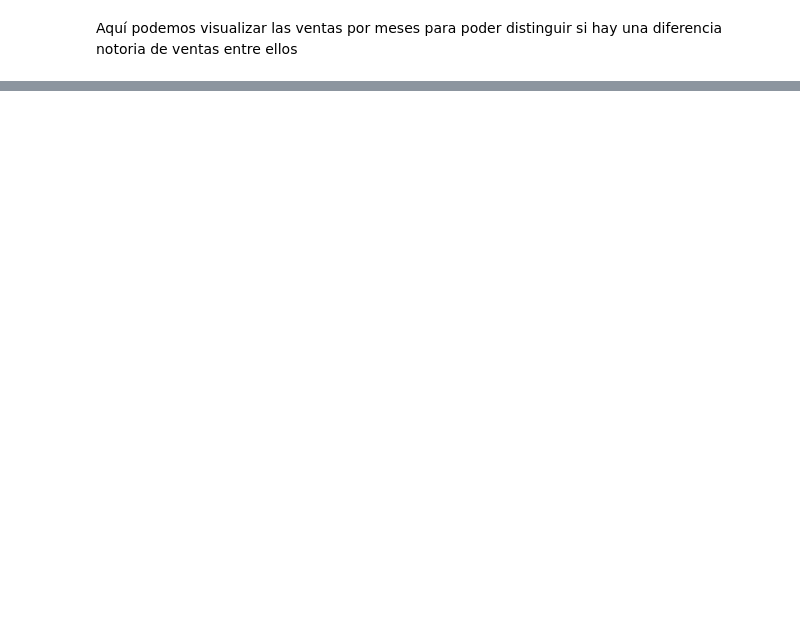
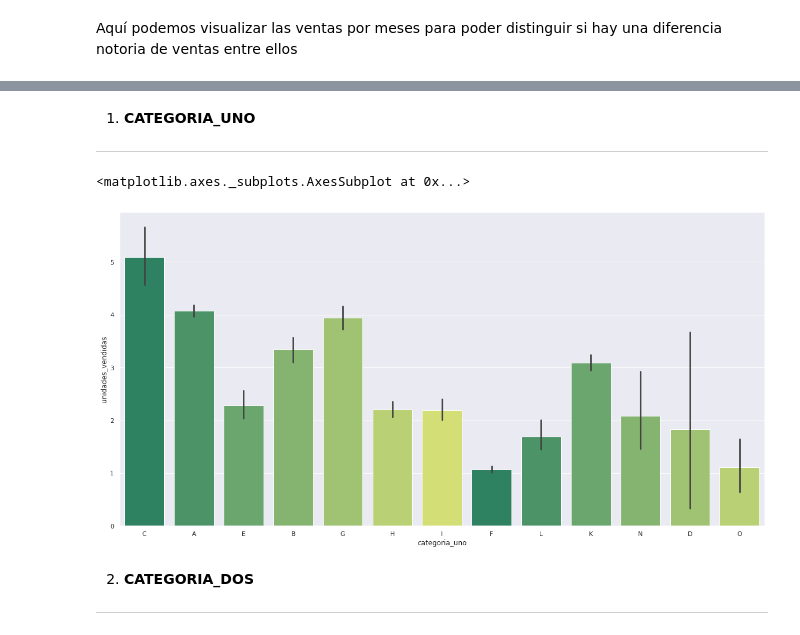
Before and after one commit to bishetheanswer/altamiras-cave, a Jupyter notebook: mario.ipynb, the cells around one changed output, grey strips where cells are left out. Cells and saved outputs as stored; diff of their text form; code cells hidden in the pictures; blank space fills up the shorter version.

```diff
--- a/mario.ipynb
+++ b/mario.ipynb
@@ -138,0 +173,13 @@ sns.relplot(x="fecha", y="unidades_vendidas", kind="line", data=df, height=8.27,
+# %% [markdown]
+1.   **CATEGORIA_UNO**
+
+---
+# %%
+sns.barplot(x="categoria_uno", y="unidades_vendidas", data=df, palette=sns.color_palette("summer", 7))
+# %% [output]
+<matplotlib.axes._subplots.AxesSubplot at 0x...>
+[figure, added]
+# %% [markdown]
+2. **CATEGORIA_DOS**
+
+---
```
Also changed, not shown: parts of 18 cells of this notebook.
